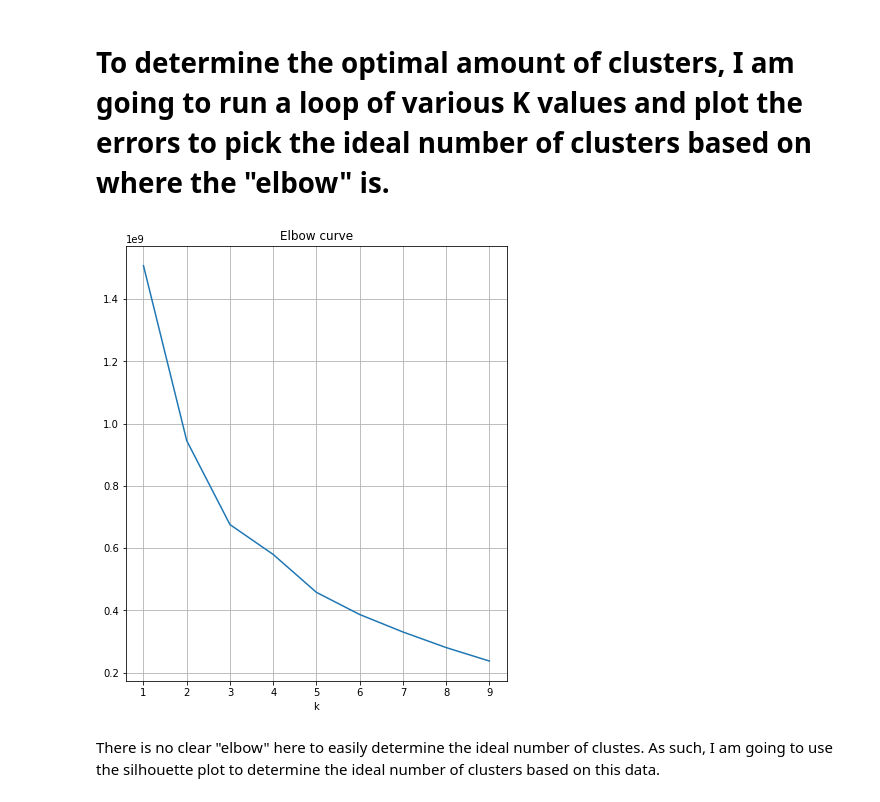
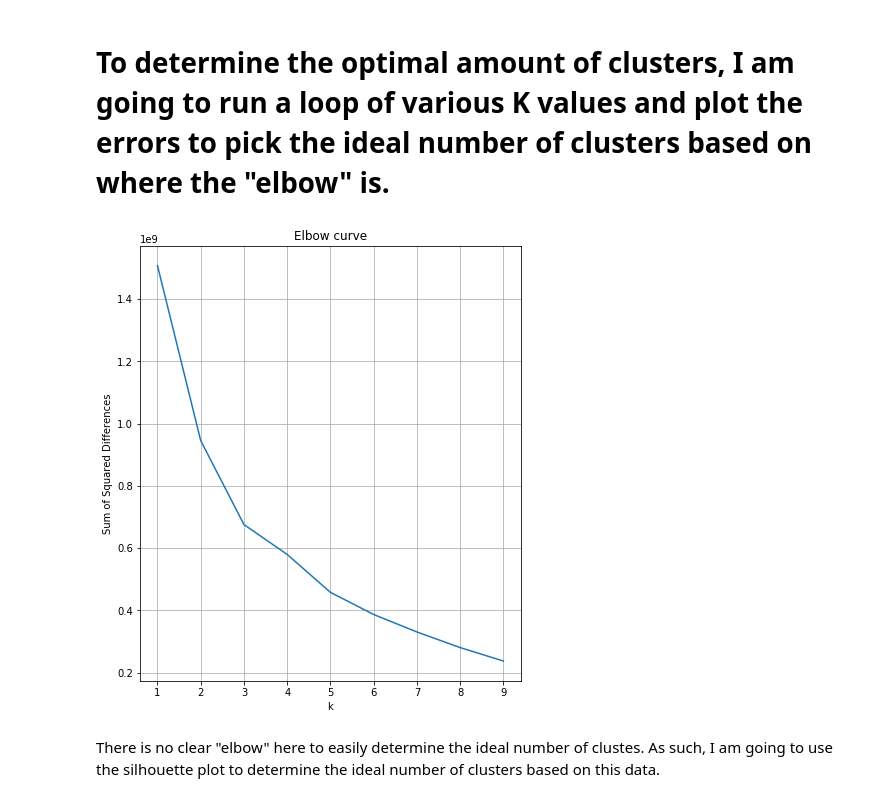
Before and after one commit to hiowatah/Analysis-of-Qiyana-LoL, a Jupyter notebook: API Call/Clusters/Jungle Cluster.ipynb, the cells around one changed output. Cells and saved outputs as stored; diff of their text form; code cells hidden in the pictures.

Commit message:
updated jungle clusters

```diff
--- a/API Call/Clusters/Jungle Cluster.ipynb
+++ b/API Call/Clusters/Jungle Cluster.ipynb
@@ -5,7 +5,7 @@ import matplotlib.pyplot as plt
 from sklearn.cluster import KMeans
 from sklearn import metrics
 # %%
-df = pd.read_csv('Jungle.csv')
+df = pd.read_csv('../Jungle.csv')
 lane = df.drop(columns = ['Lane', 'Unnamed: 0', 'Summoner', 'Item_0', 'Item_1', 'Item_2', 'Item_3', 'Item_4', 'Item_5', 'Item_6'])
 # %%
 lane.head()
@@ -38,19 +38,20 @@ lane.head()
 # %%
 distorsions = []
 
 for k in range(1,10):
     kmeans = KMeans(n_clusters=k, random_state = 301)
     kmeans.fit(lane)
     distorsions.append(kmeans.inertia_)
 
 # Plot values of SSE
 plt.figure(figsize=(15,8))
 plt.subplot(121, title='Elbow curve')
 plt.xlabel('k')
+plt.ylabel('Sum of Squared Differences')
 plt.plot(range(1, 10), distorsions)
 plt.grid(True)
 # %% [output]
-[figure, old version]
+[figure, new version]
 # %% [markdown]
 There is no clear "elbow" here to easily determine the ideal number of clustes. As such, I am going to use the silhouette plot to determine the ideal number of clusters based on this data.
 # %%
```
Also changed, not shown: parts of 5 cells of this notebook, 3 other files.
